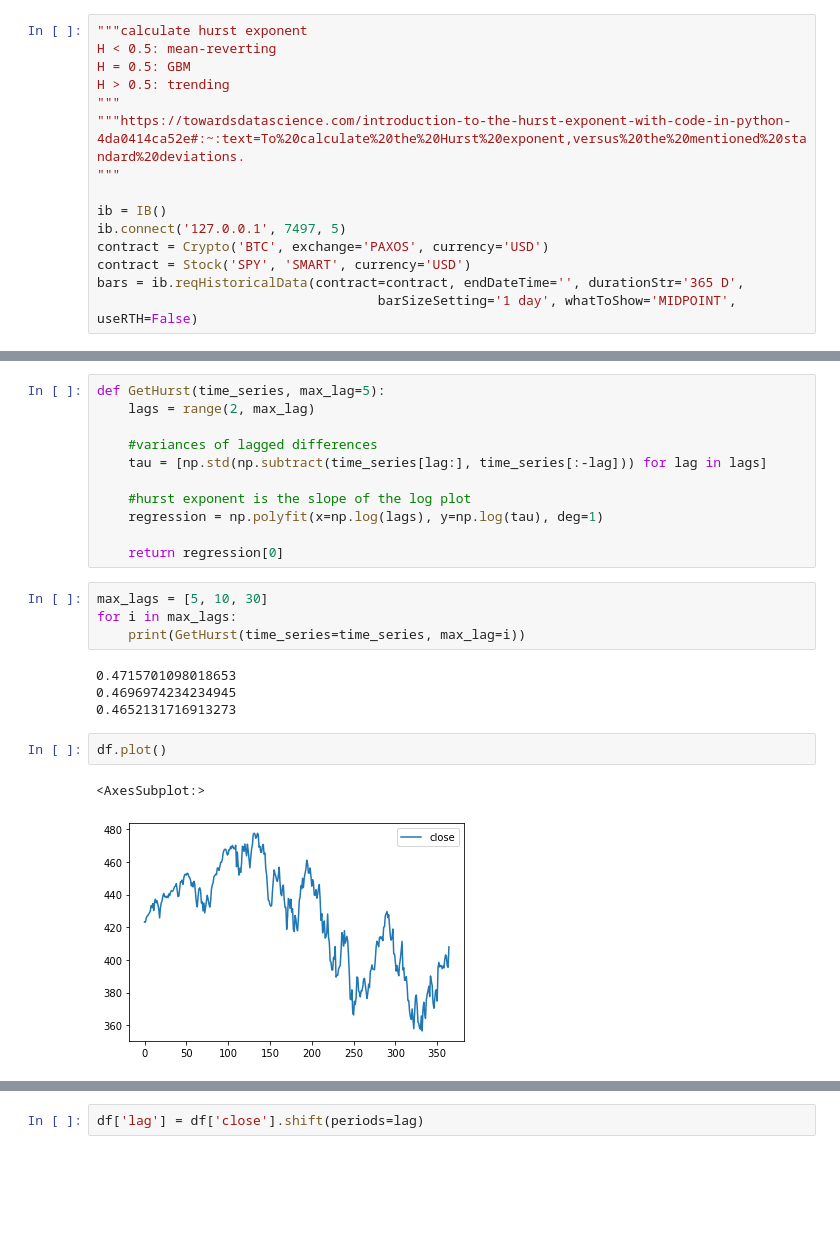
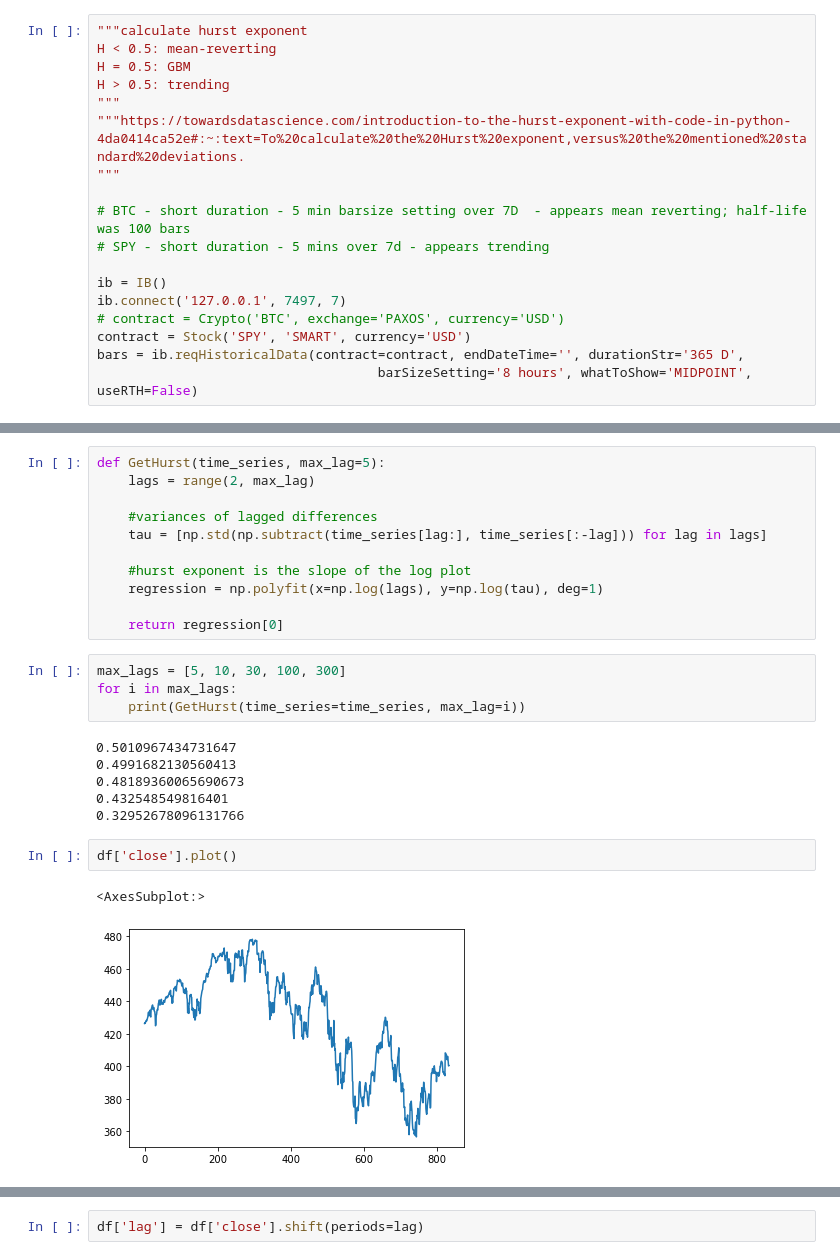
Before and after one commit to SonnyK33/btcalgo, a Jupyter notebook: ibalgo.ipynb, the cells around one changed output, grey strips where cells are left out. Saved outputs shown, nothing was run; the diff lists cells and outputs as text; blank space fills up the shorter version.

Commit message:
made outline for algo, found some trends, next step is list of indicators

```diff
--- a/ibalgo.ipynb
+++ b/ibalgo.ipynb
@@ -522,12 +514,15 @@ H > 0.5: trending
 """https://towardsdatascience.com/introduction-to-the-hurst-exponent-with-code-in-python-4da0414ca52e#:~:text=To%20calculate%20the%20Hurst%20exponent,versus%20the%20mentioned%20standard%20deviations.
 """
 
+# BTC - short duration - 5 min barsize setting over 7D  - appears mean reverting; half-life was 100 bars
+# SPY - short duration - 5 mins over 7d - appears trending
+
 ib = IB()
-ib.connect('127.0.0.1', 7497, 5)
-contract = Crypto('BTC', exchange='PAXOS', currency='USD')
+ib.connect('127.0.0.1', 7497, 7)
+# contract = Crypto('BTC', exchange='PAXOS', currency='USD')
 contract = Stock('SPY', 'SMART', currency='USD')
 bars = ib.reqHistoricalData(contract=contract, endDateTime='', durationStr='365 D',
-                                    barSizeSetting='1 day', whatToShow='MIDPOINT', useRTH=False)
+                                    barSizeSetting='8 hours', whatToShow='MIDPOINT', useRTH=False)
 # %%
 df = pd.DataFrame({'close':[i.close for i in bars], 'date':[i.date for i in bars]})
 time_series = np.array([i.close for i in bars])
@@ -550,18 +560,20 @@ def GetHurst(time_series, max_lag=5):
 
     return regression[0]
 # %%
-max_lags = [5, 10, 30]
+max_lags = [5, 10, 30, 100, 300]
 for i in max_lags:
     print(GetHurst(time_series=time_series, max_lag=i))
 # %% [output]
-0.4715701098018653
-0.4696974234234945
-0.4652131716913273
+0.5010967434731647
+0.4991682130560413
+0.48189360065690673
+0.432548549816401
+0.32952678096131766
 # %%
-df.plot()
+df['close'].plot()
 # %% [output]
 <AxesSubplot:>
-[figure, old version]
+[figure, new version]
 # %%
 max_lags = [5, 10, 30]
 for i in max_lags:
```
Also changed, not shown: parts of 15 cells of this notebook, 1 other file.
